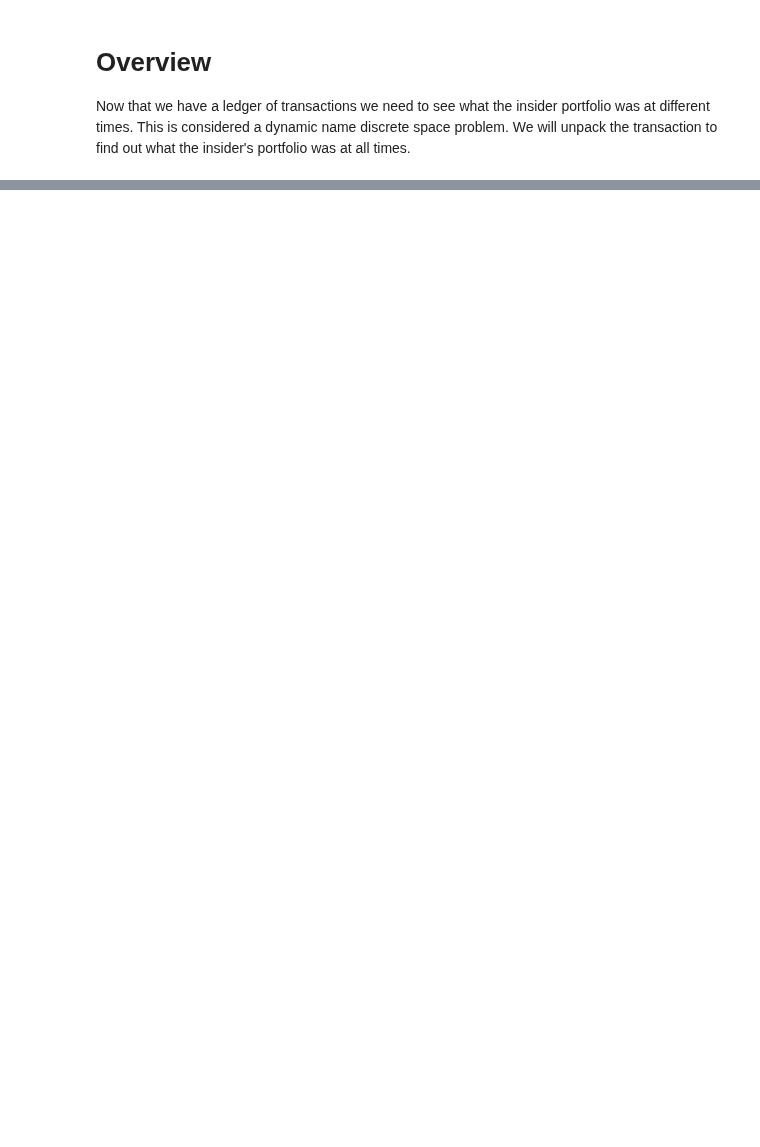
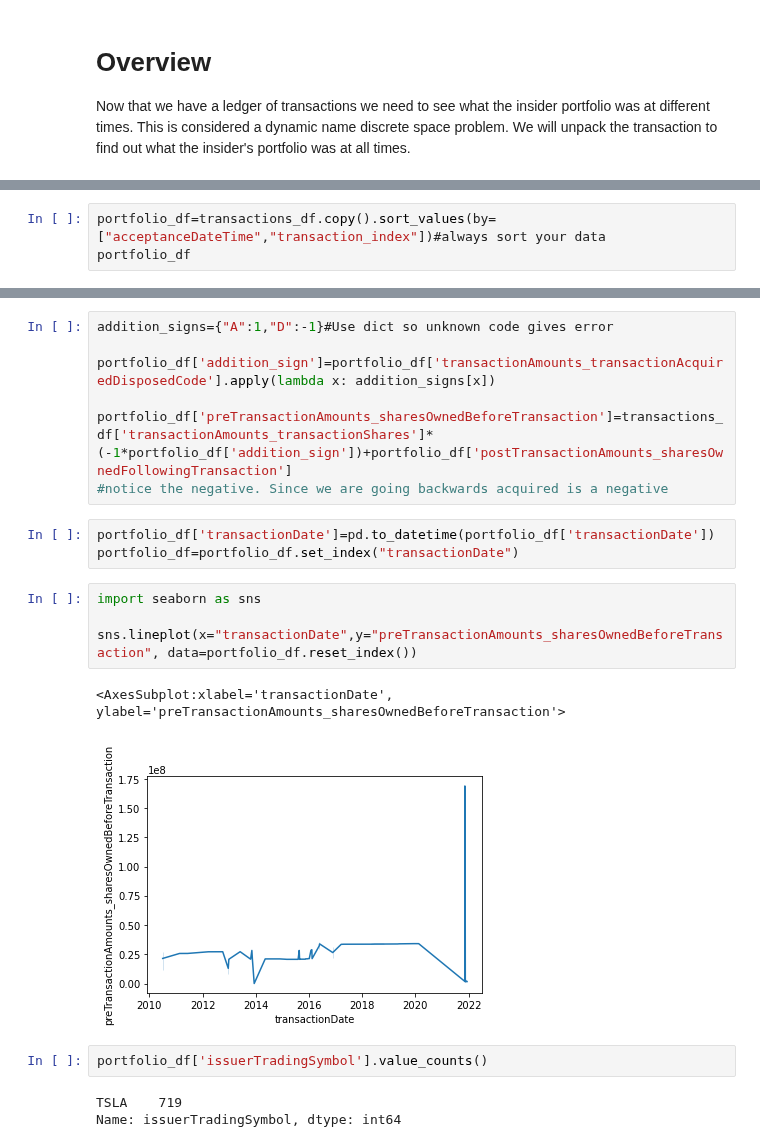
Before and after one commit to rogerfitz/tutorials, a Jupyter notebook: scraping_insider_trading/2_Transaction_Processing.ipynb, the cells around one changed output, grey strips where cells are left out. Saved outputs shown, nothing was run; the diff lists cells and outputs as text; blank space fills up the shorter version.

```diff
--- a/scraping_insider_trading/2_Transaction_Processing.ipynb
+++ b/scraping_insider_trading/2_Transaction_Processing.ipynb
@@ -23,0 +37,3 @@ pd.read_csv("musk_transactions.csv")
+# %%
+portfolio_df=transactions_df.copy().sort_values(by=["acceptanceDateTime","transaction_index"])#always sort your data
+portfolio_df
@@ -23,0 +54,22 @@ pd.read_csv("musk_transactions.csv")
+# %%
+addition_signs={"A":1,"D":-1}#Use dict so unknown code gives error
+
+portfolio_df['addition_sign']=portfolio_df['transactionAmounts_transactionAcquiredDisposedCode'].apply(lambda x: addition_signs[x])
+
+portfolio_df['preTransactionAmounts_sharesOwnedBeforeTransaction']=transactions_df['transactionAmounts_transactionShares']*(-1*portfolio_df['addition_sign'])+portfolio_df['postTransactionAmounts_sharesOwnedFollowingTransaction']
+#notice the negative. Since we are going backwards acquired is a negative
+# %%
+portfolio_df['transactionDate']=pd.to_datetime(portfolio_df['transactionDate'])
+portfolio_df=portfolio_df.set_index("transactionDate")
+# %%
+import seaborn as sns
+
+sns.lineplot(x="transactionDate",y="preTransactionAmounts_sharesOwnedBeforeTransaction", data=portfolio_df.reset_index())
+# %% [output]
+<AxesSubplot:xlabel='transactionDate', ylabel='preTransactionAmounts_sharesOwnedBeforeTransaction'>
+[figure, added]
+# %%
+portfolio_df['issuerTradingSymbol'].value_counts()
+# %% [output]
+TSLA    719
+Name: issuerTradingSymbol, dtype: int64
```
Also changed, not shown: parts of 10 cells of this notebook, 13 other files.
